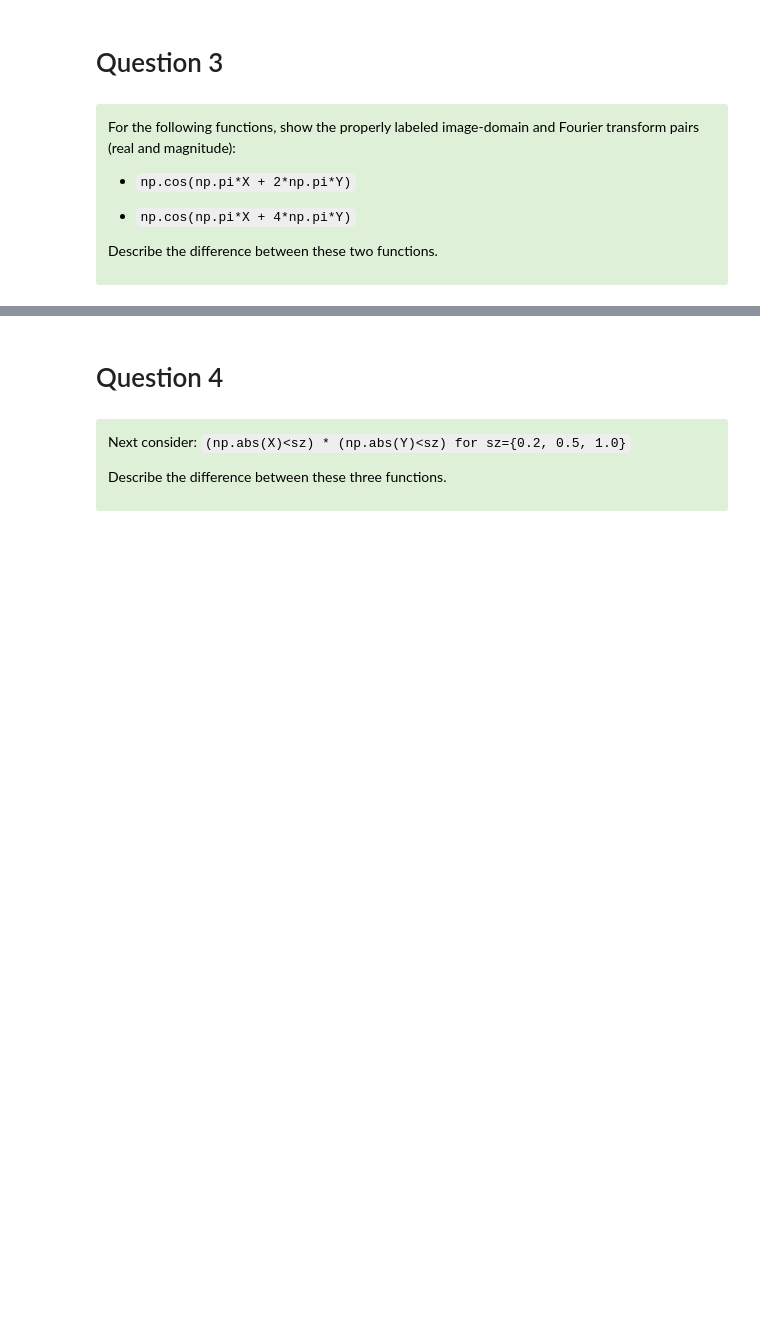
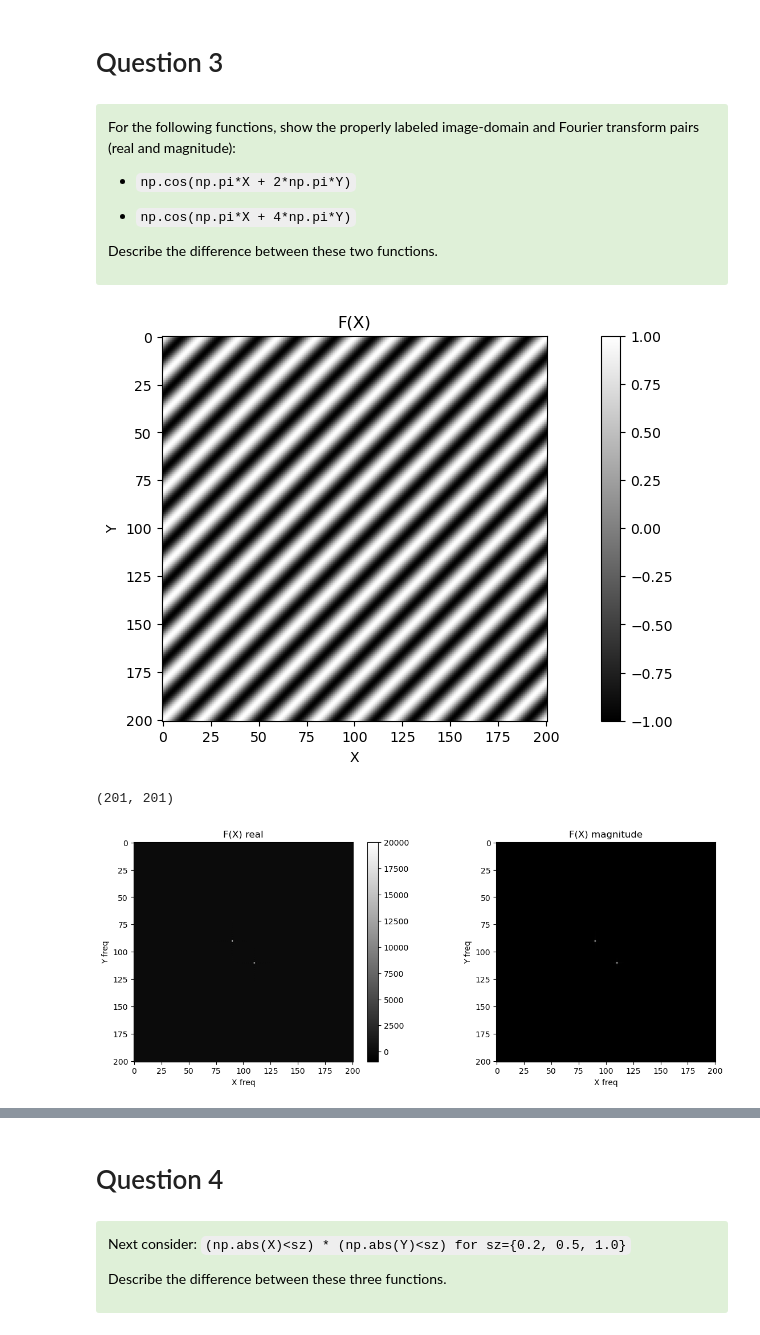
Before and after one commit to lilchromozome/Build_Imager_2025, a Jupyter notebook: Lab2/Lab2 Part1 (Clean).ipynb, the cells around one changed output, grey strips where cells are left out. Cells and saved outputs as stored; diff of their text form; code cells hidden in the pictures; blank space fills up the shorter version.

```diff
--- a/Lab2/Lab2 Part1 (Clean).ipynb
+++ b/Lab2/Lab2 Part1 (Clean).ipynb
@@ -238,3 +296,41 @@ For the following functions, show the properly labeled image-domain and Fourier
 
 Describe the difference between these two functions.
 </div>
+# %%
+F = np.cos(np.pi*X + 2*np.pi/2*Y)
+
+fig, (ax1) = plt.subplots(1, 1, figsize=(14, 5))
+
+x = ax1.imshow(F, cmap='gray')
+fig.colorbar(x, ax=ax1)
+ax1.set_title('F(X)')
+ax1.set_xlabel('X')
+ax1.set_ylabel('Y')
+plt.show()
+
+fftshifted = fftshift(fft2(ifftshift(F)))
+print(fftshifted.shape)
+
+fig, (ax1, ax2) = plt.subplots(1, 2, figsize=(14, 5))
+
+
+x = ax1.imshow(np.real(fftshifted), cmap='gray')
+fig.colorbar(x, ax=ax1)
+ax1.set_title('F(X) real')
+ax1.set_xlabel('X freq')
+ax1.set_ylabel('Y freq')
+
+magnitude = np.imag(fftshifted)**2 + np.real(fftshifted)**2
+magnitude = np.sqrt(magnitude)
+
+z = ax2.imshow(magnitude, cmap='gray')
+fig.colorbar(z, ax=ax3)
+ax2.set_title('F(X) magnitude')
+ax2.set_xlabel('X freq')
+ax2.set_ylabel('Y freq')
+
+plt.show()
+# %% [output]
+[figure, added]
+(201, 201)
+[figure, added]
```
Also changed, not shown: parts of 10 cells of this notebook, 2 other files.
